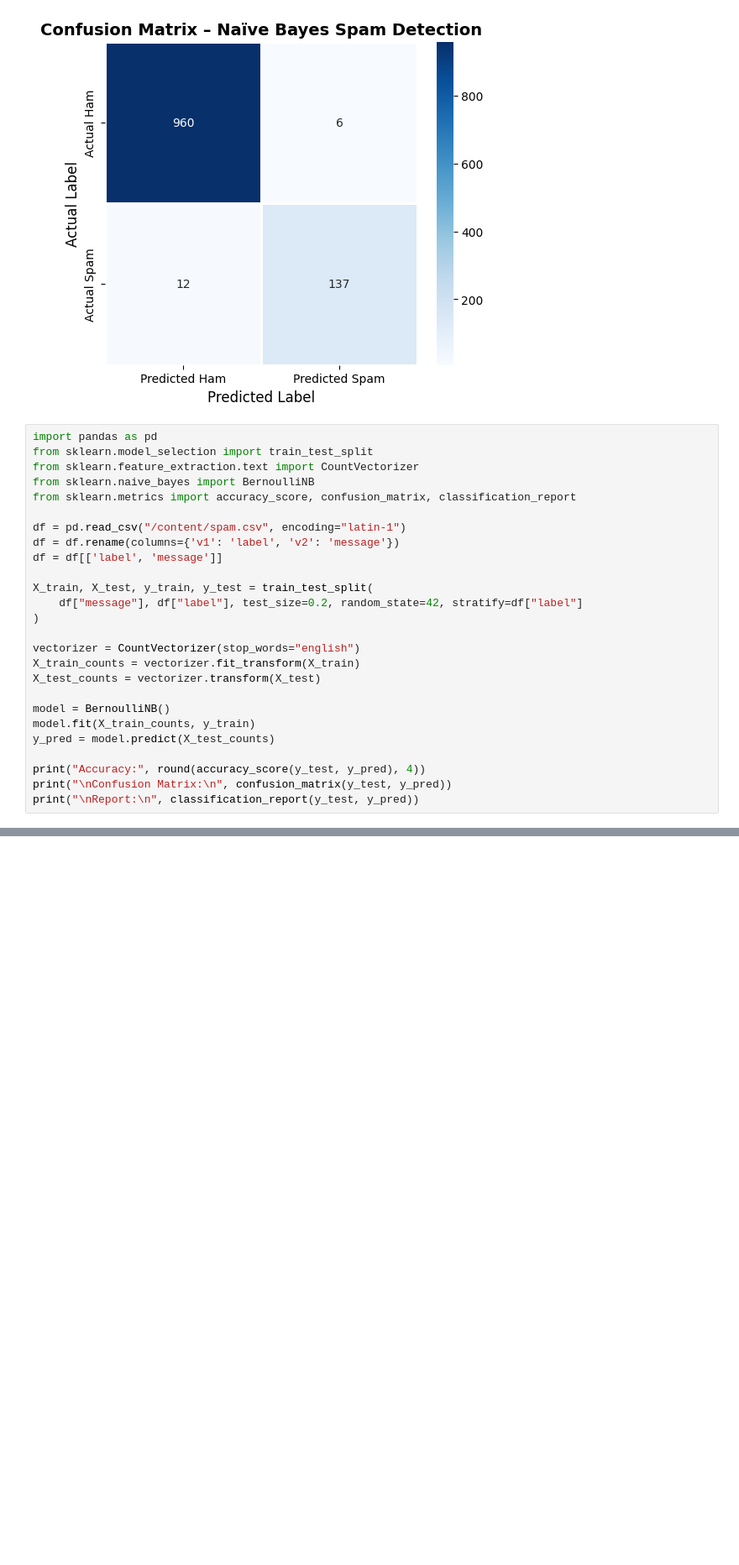
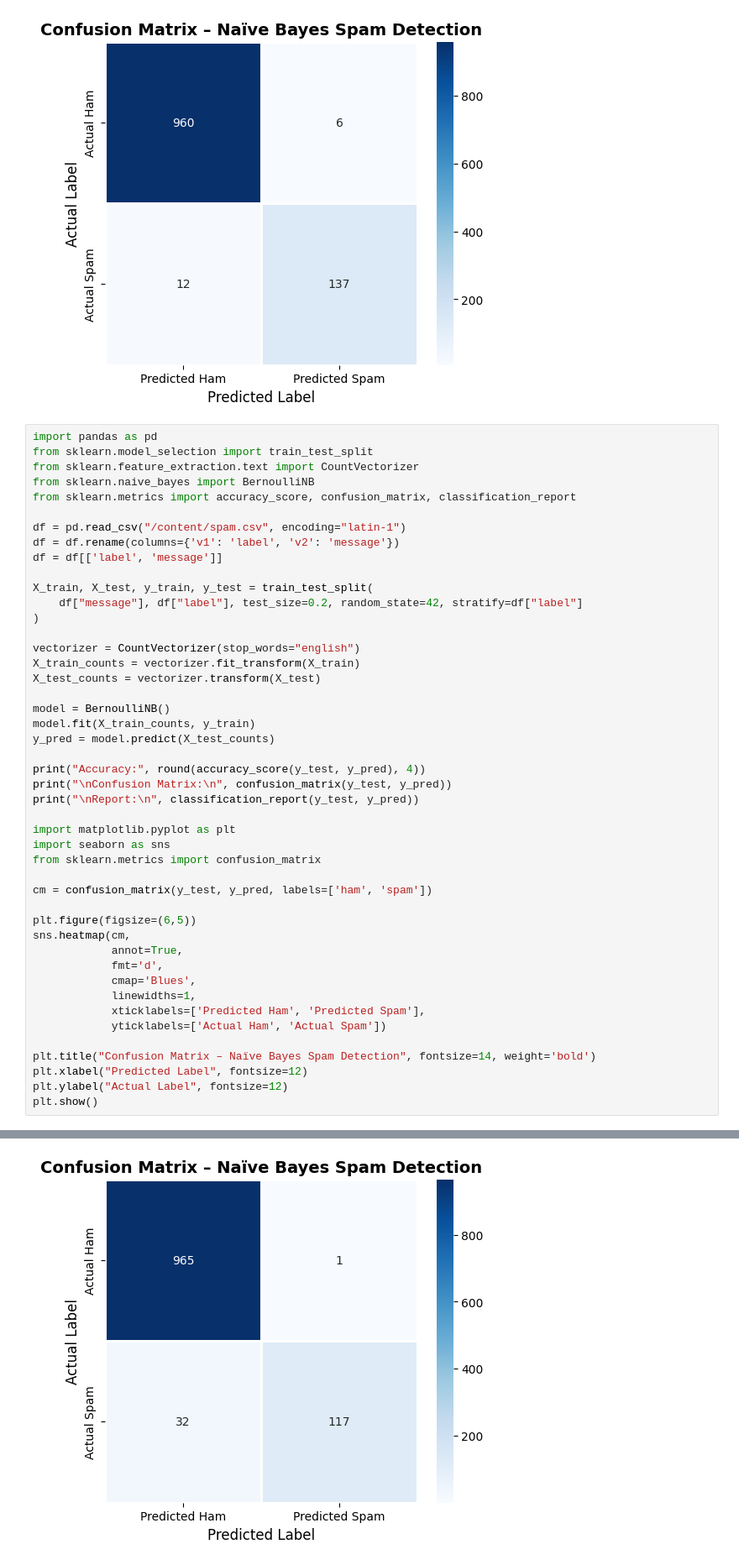
Before and after one commit to Alaxooy/Programming-for-data-analytics, a Jupyter notebook: Naive_Bayes.ipynb, the cells around one changed output, grey strips where cells are left out. Shown at 84% size. Saved outputs shown, nothing was run; the diff lists cells and outputs as text; blank space fills up the shorter version.

```diff
--- a/Naive_Bayes.ipynb
+++ b/Naive_Bayes.ipynb
@@ -79,33 +79,54 @@ X_train, X_test, y_train, y_test = train_test_split(
     df["message"], df["label"], test_size=0.2, random_state=42, stratify=df["label"]
 )
 
 vectorizer = CountVectorizer(stop_words="english")
 X_train_counts = vectorizer.fit_transform(X_train)
 X_test_counts = vectorizer.transform(X_test)
 
 model = BernoulliNB()
 model.fit(X_train_counts, y_train)
 y_pred = model.predict(X_test_counts)
 
 print("Accuracy:", round(accuracy_score(y_test, y_pred), 4))
 print("\nConfusion Matrix:\n", confusion_matrix(y_test, y_pred))
 print("\nReport:\n", classification_report(y_test, y_pred))
+
+import matplotlib.pyplot as plt
+import seaborn as sns
+from sklearn.metrics import confusion_matrix
+
+cm = confusion_matrix(y_test, y_pred, labels=['ham', 'spam'])
+
+plt.figure(figsize=(6,5))
+sns.heatmap(cm,
+            annot=True,
+            fmt='d',
+            cmap='Blues',
+            linewidths=1,
+            xticklabels=['Predicted Ham', 'Predicted Spam'],
+            yticklabels=['Actual Ham', 'Actual Spam'])
+
+plt.title("Confusion Matrix – Naïve Bayes Spam Detection", fontsize=14, weight='bold')
+plt.xlabel("Predicted Label", fontsize=12)
+plt.ylabel("Actual Label", fontsize=12)
+plt.show()
 # %% [output]
 Accuracy: 0.9704
 
 Confusion Matrix:
  [[965   1]
  [ 32 117]]
 
 Report:
                precision    recall  f1-score   support
 
          ham       0.97      1.00      0.98       966
         spam       0.99      0.79      0.88       149
 
     accuracy                           0.97      1115
    macro avg       0.98      0.89      0.93      1115
 weighted avg       0.97      0.97      0.97      1115
+[figure, added]
 # %%
 import pandas as pd
 from sklearn.model_selection import train_test_split
```
Also changed, not shown: parts of 1 cell of this notebook.
